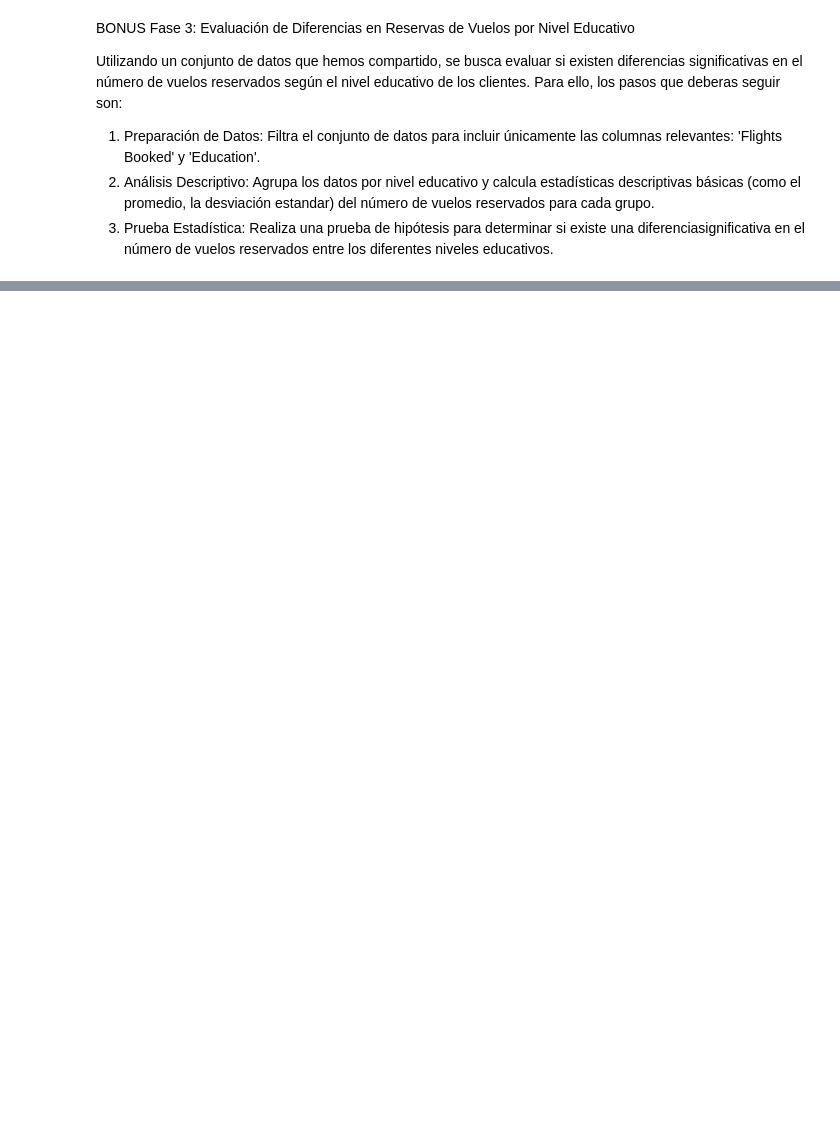
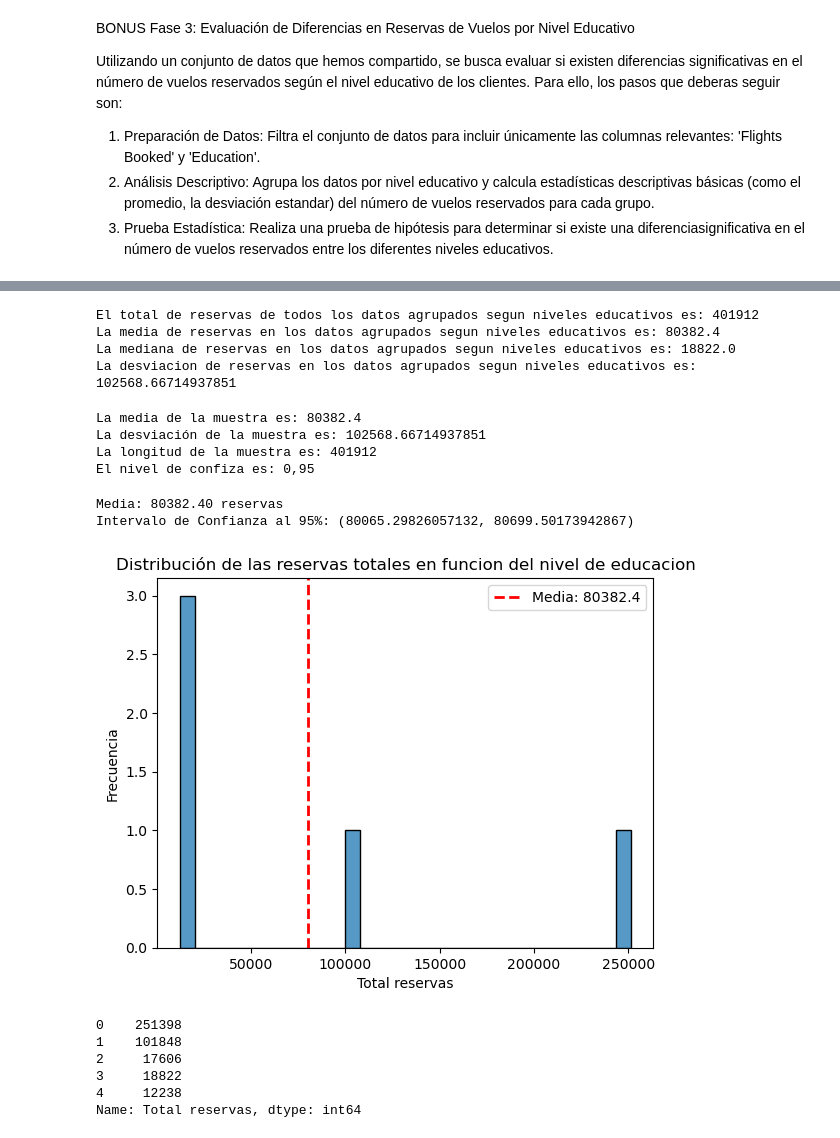
Before and after one commit to Adalab/bda-modulo-3-evaluacion-final-23lau, a Jupyter notebook: Evaluacion_modulo3.ipynb, the cells around one changed output, grey strips where cells are left out. Saved outputs shown, nothing was run; the diff lists cells and outputs as text; code cells hidden in the pictures; blank space fills up the shorter version.

```diff
--- a/Evaluacion_modulo3.ipynb
+++ b/Evaluacion_modulo3.ipynb
@@ -1253,3 +1361,6 @@ Utilizando un conjunto de datos que hemos compartido, se busca evaluar si existe
 1.  Preparación de Datos: Filtra el conjunto de datos para incluir únicamente las columnas relevantes: 'Flights Booked' y 'Education'.
 2.  Análisis Descriptivo: Agrupa los datos por nivel educativo y calcula estadísticas descriptivas básicas (como el promedio, la desviación estandar) del número de vuelos reservados para cada grupo.
 3.  Prueba Estadística: Realiza una prueba de hipótesis para determinar si existe una diferenciasignificativa en el número de vuelos reservados entre los diferentes niveles educativos.
+# %%
+reservas_nivel_educativo = df_final.groupby('Education')['Flights Booked'].count()
+reservas_nivel_educativo
@@ -1255,0 +1375,5 @@ Utilizando un conjunto de datos que hemos compartido, se busca evaluar si existe
+# %%
+## Convierto reservas nivel educativo en un df para poder trabajar con el:
+
+reservas_nivel_educativo = reservas_nivel_educativo.to_frame(name='porcentajes_reservas').reset_index().rename(columns={'index': 'var'})
+reservas_nivel_educativo
@@ -1255,0 +1387,5 @@ Utilizando un conjunto de datos que hemos compartido, se busca evaluar si existe
+# %%
+## Renombro columna del df para que tenga más sentido
+
+reservas_nivel_educativo.rename(columns = {'porcentaje_reservas': 'Total reservas'}, inplace = True)
+reservas_nivel_educativo
@@ -1255,0 +1423,14 @@ Utilizando un conjunto de datos que hemos compartido, se busca evaluar si existe
+# %%
+total = reservas_nivel_educativo["Total reservas"].sum()
+print("El total de reservas de todos los datos agrupados segun niveles educativos es:", total)
+media = reservas_nivel_educativo["Total reservas"].mean()
+print("La media de reservas en los datos agrupados segun niveles educativos es:", media)
+mediana = reservas_nivel_educativo["Total reservas"].median()
+print("La mediana de reservas en los datos agrupados segun niveles educativos es:", mediana)
+desviacion = reservas_nivel_educativo["Total reservas"].std()
+print("La desviacion de reservas en los datos agrupados segun niveles educativos es:", desviacion)
+# %% [output]
+El total de reservas de todos los datos agrupados segun niveles educativos es: 401912
+La media de reservas en los datos agrupados segun niveles educativos es: 80382.4
+La mediana de reservas en los datos agrupados segun niveles educativos es: 18822.0
+La desviacion de reservas en los datos agrupados segun niveles educativos es: 102568.66714937851
@@ -1255,0 +1447,26 @@ Utilizando un conjunto de datos que hemos compartido, se busca evaluar si existe
+# %%
+muestra = reservas_nivel_educativo["Total reservas"]
+longitud = len(df_final["Flights Booked"])
+
+print("La media de la muestra es:", media)
+print("La desviación de la muestra es:", desviacion)
+print("La longitud de la muestra es:", longitud)
+print("El nivel de confiza es: 0,95")
+# %% [output]
+La media de la muestra es: 80382.4
+La desviación de la muestra es: 102568.66714937851
+La longitud de la muestra es: 401912
+El nivel de confiza es: 0,95
+# %%
+confidence_interval = stats.t.interval(
+    confidence=0.95,
+    df=longitud-1,
+    loc=media,
+    scale=desviacion / np.sqrt(longitud)
+)
+
+print(f"Media: {media:.2f} reservas")
+print(f"Intervalo de Confianza al 95%: {confidence_interval}")
+# %% [output]
+Media: 80382.40 reservas
+Intervalo de Confianza al 95%: (80065.29826057132, 80699.50173942867)
@@ -1255,0 +1494,26 @@ Utilizando un conjunto de datos que hemos compartido, se busca evaluar si existe
+# %%
+## Comprobacion de condiciones
+
+# Compruebo normalidad en la distribucion de la muestra: primero de forma visual y luego test
+
+# Vemos la distribución de reservas or grupo junto con la media
+
+# Visualización: Histograma con la media
+sns.histplot(reservas_nivel_educativo['Total reservas'], bins=30)
+plt.axvline(media, color='red', linestyle='dashed', linewidth=2, label=f'Media: {media}')
+plt.xlabel('Total reservas')
+plt.ylabel('Frecuencia')
+plt.title('Distribución de las reservas totales en funcion del nivel de educacion')
+plt.legend()
+plt.show()
+# %% [output]
+[figure, added]
+# %%
+reservas_nivel_educativo["Total reservas"]
+# %% [output]
+0    251398
+1    101848
+2     17606
+3     18822
+4     12238
+Name: Total reservas, dtype: int64
```
Also changed, not shown: parts of 24 cells of this notebook.
